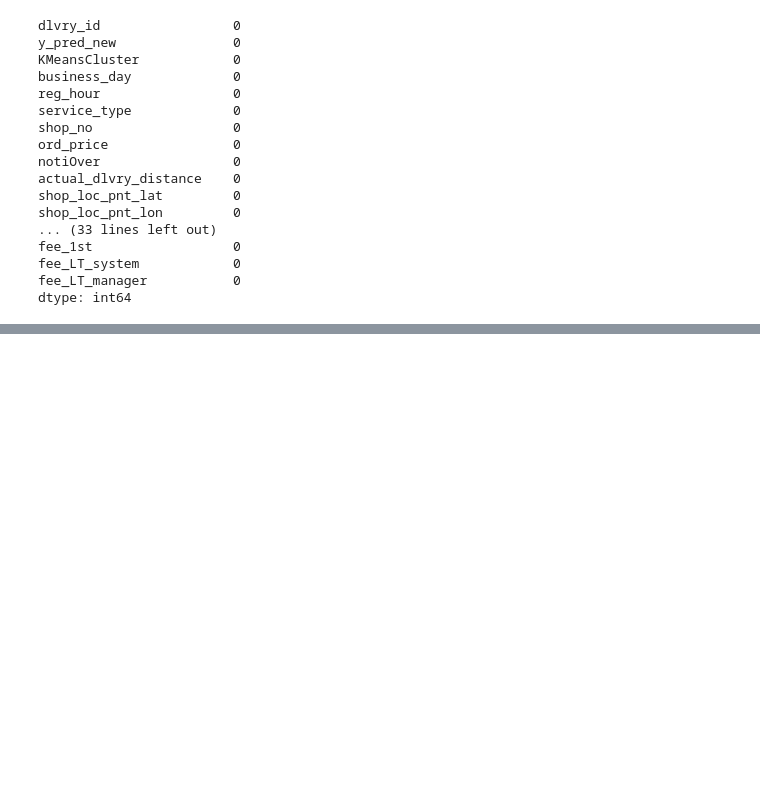
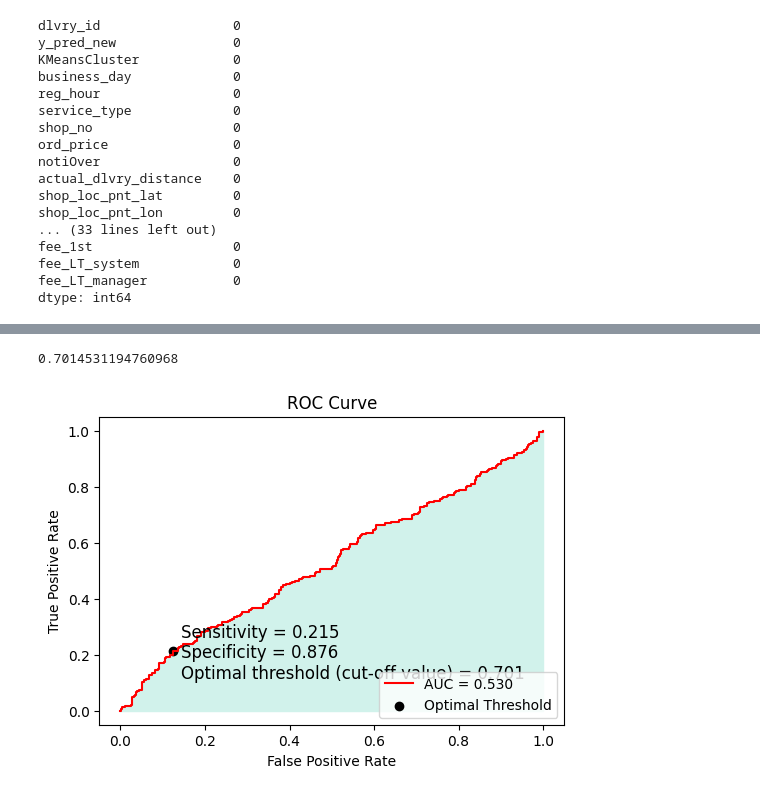
Before and after one commit to yoooooooonji/ML-model-LT_OV30, a Jupyter notebook: glm.ipynb, the cells around one changed output, grey strips where cells are left out. Saved outputs shown, nothing was run; the diff lists cells and outputs as text; code cells hidden in the pictures; blank space fills up the shorter version.

```diff
--- a/glm.ipynb
+++ b/glm.ipynb
@@ -1592,0 +1595,3 @@ final_data.to_csv('prj-ML-model-LT_OV30/cluster_fee_add_new_data.csv', index= Fa
+# %%
+data = pd.read_csv("prj-ML-model-LT_OV30/cluster_fee_add_new_data.csv", encoding = "utf-8")
+print(data.head(2))
@@ -1592,0 +1631,40 @@ final_data.to_csv('prj-ML-model-LT_OV30/cluster_fee_add_new_data.csv', index= Fa
+# %%
+from sklearn.metrics import roc_curve, roc_auc_score, auc
+
+def create_and_save_roc_plot(data, variable_name, output_file_name):
+
+    y_true = data[variable_name].values
+    y_scores = data['y_pred_new'].values
+
+    fpr, tpr, thresholds = roc_curve(y_true, y_scores)
+    roc_auc = auc(fpr, tpr)
+
+    # 최적의 임계값 찾기
+    optimal_idx = np.argmax(tpr - fpr)
+    optimal_threshold = thresholds[optimal_idx]
+
+    sensitivity = tpr[optimal_idx]
+    specificity = 1 - fpr[optimal_idx]
+
+    # 그래프 그리기
+    plt.figure(figsize=(6,4))
+    plt.plot(fpr, tpr, color='red', label=f'AUC = {roc_auc:.3f}')
+    plt.fill_between(fpr, tpr, color="#D1F2EB")
+    plt.scatter(fpr[optimal_idx], tpr[optimal_idx], marker='o', color='black', label='Optimal Threshold')
+    plt.text(fpr[optimal_idx] + 0.02, tpr[optimal_idx] - 0.1, f'Sensitivity = {sensitivity:.3f}\nSpecificity = {specificity:.3f}\nOptimal threshold (cut-off value) = {optimal_threshold:.3f}', fontsize=12)
+    plt.title('ROC Curve')
+    plt.xlabel('False Positive Rate')
+    plt.ylabel('True Positive Rate')
+    plt.legend(loc="lower right")
+    plt.savefig(output_file_name)
+    #plt.show()
+
+    return optimal_threshold
+    #print(f'Optimal threshold (cut-off value) is: {optimal_threshold:.3f}')
+
+
+data_group_3 = data[(data['KMeansCluster'] == 3)]
+create_and_save_roc_plot(data_group_3, 'notiOver', 'prj-ML-model-LT_OV30/graph/ROC_test.png')
+# %% [output]
+0.7014531194760968
+[figure, added]
```
Also changed, not shown: parts of 3 cells of this notebook, 2 other files.
